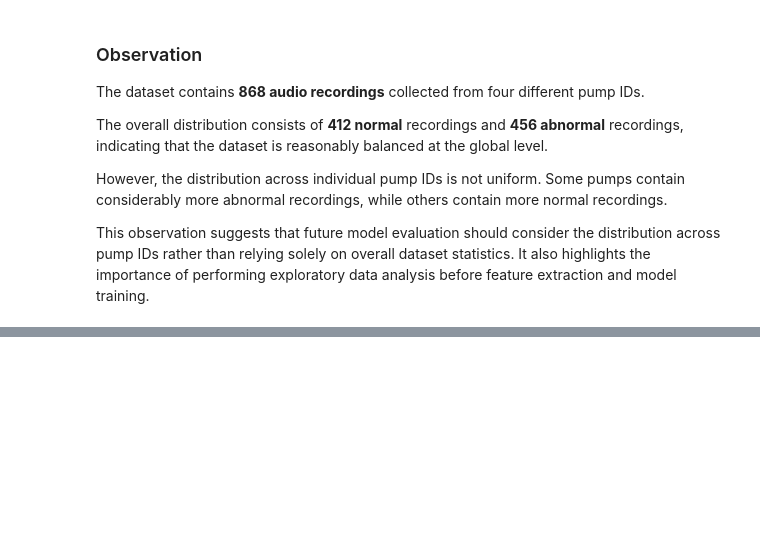
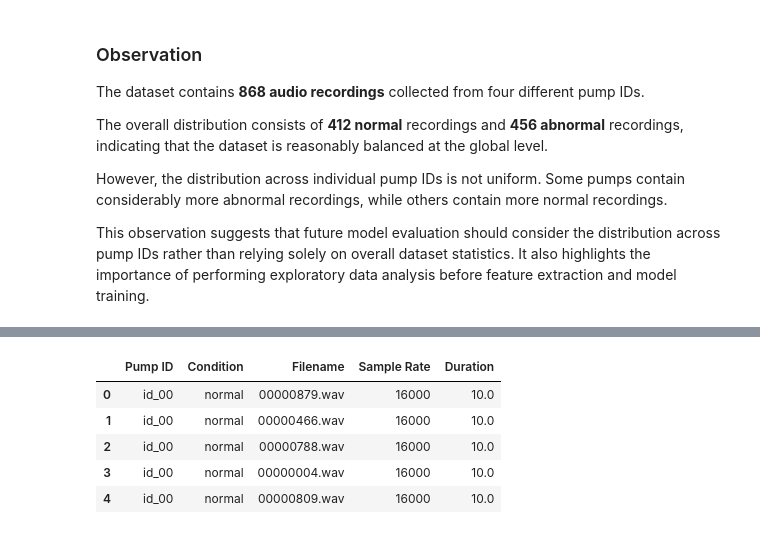
Before and after one commit to abhisarthak/industrial-pump-failure-prediction, a Jupyter notebook: notebooks/01_End_to_End_Pump_Predictive_Maintenance.ipynb, the cells around one changed output, grey strips where cells are left out. Saved outputs shown, nothing was run; the diff lists cells and outputs as text; code cells hidden in the pictures; blank space fills up the shorter version.

```diff
--- a/notebooks/01_End_to_End_Pump_Predictive_Maintenance.ipynb
+++ b/notebooks/01_End_to_End_Pump_Predictive_Maintenance.ipynb
@@ -307,0 +340,4 @@ This observation suggests that future model evaluation should consider the distr
+# %%
+duration = len(audio) / sample_rate
+
+print(f"Recording Duration: {duration:.2f} seconds")
@@ -307,0 +412,39 @@ This observation suggests that future model evaluation should consider the distr
+# %%
+audio_summary = []
+
+for pump in pump_ids:
+
+    for condition in ["normal", "abnormal"]:
+
+        folder = pump / condition
+
+        for wav_file in folder.glob("*.wav"):
+
+            try:
+
+                audio, sr = librosa.load(wav_file, sr=None)
+
+                duration = len(audio) / sr
+
+                audio_summary.append({
+                    "Pump ID": pump.name,
+                    "Condition": condition,
+                    "Filename": wav_file.name,
+                    "Sample Rate": sr,
+                    "Duration": duration
+                })
+
+            except Exception as e:
+
+                print(f"Error loading {wav_file}: {e}")
+# %%
+audio_df = pd.DataFrame(audio_summary)
+
+audio_df.head()
+# %% [output]
+|  | Pump ID | Condition | Filename | Sample Rate | Duration |
+| 0 | id_00 | normal | 00000879.wav | 16000 | 10.0 |
+| 1 | id_00 | normal | 00000466.wav | 16000 | 10.0 |
+| 2 | id_00 | normal | 00000788.wav | 16000 | 10.0 |
+| 3 | id_00 | normal | 00000004.wav | 16000 | 10.0 |
+| 4 | id_00 | normal | 00000809.wav | 16000 | 10.0 |
```
Also changed, not shown: parts of 16 cells of this notebook.
